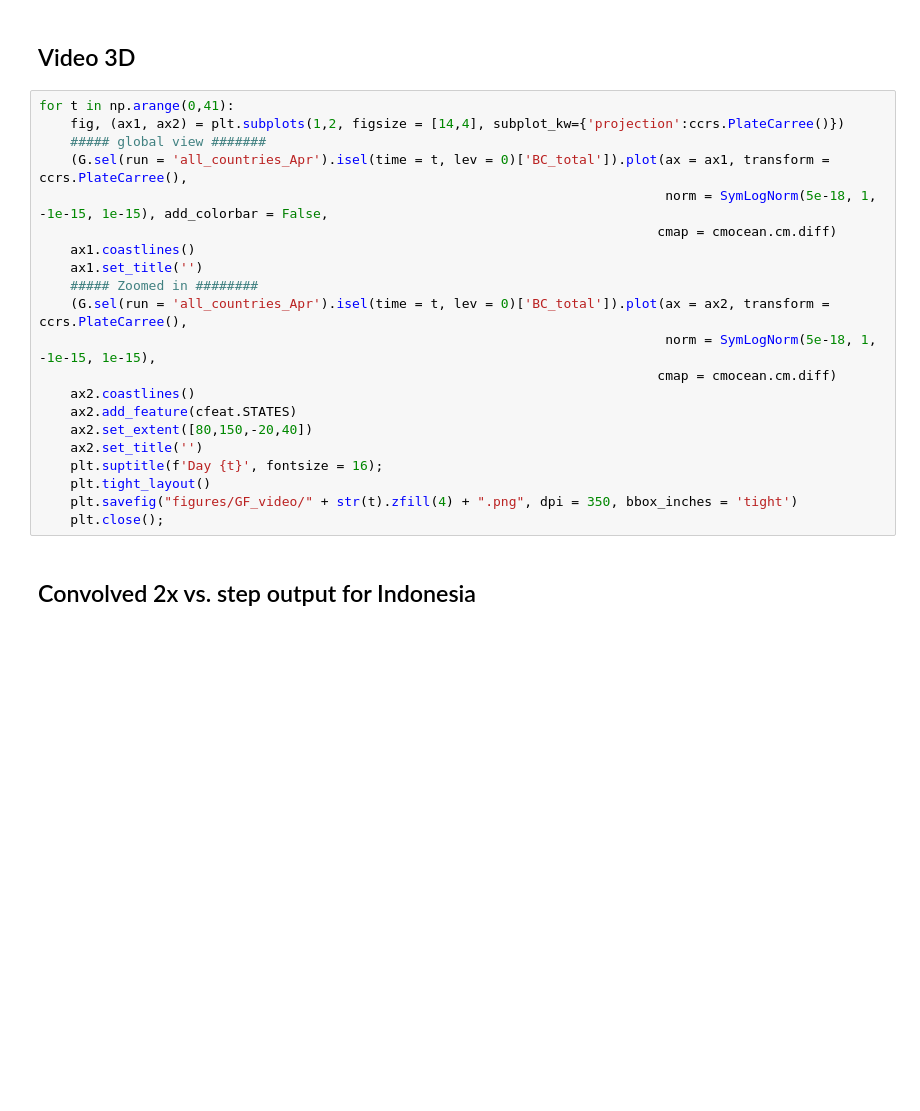
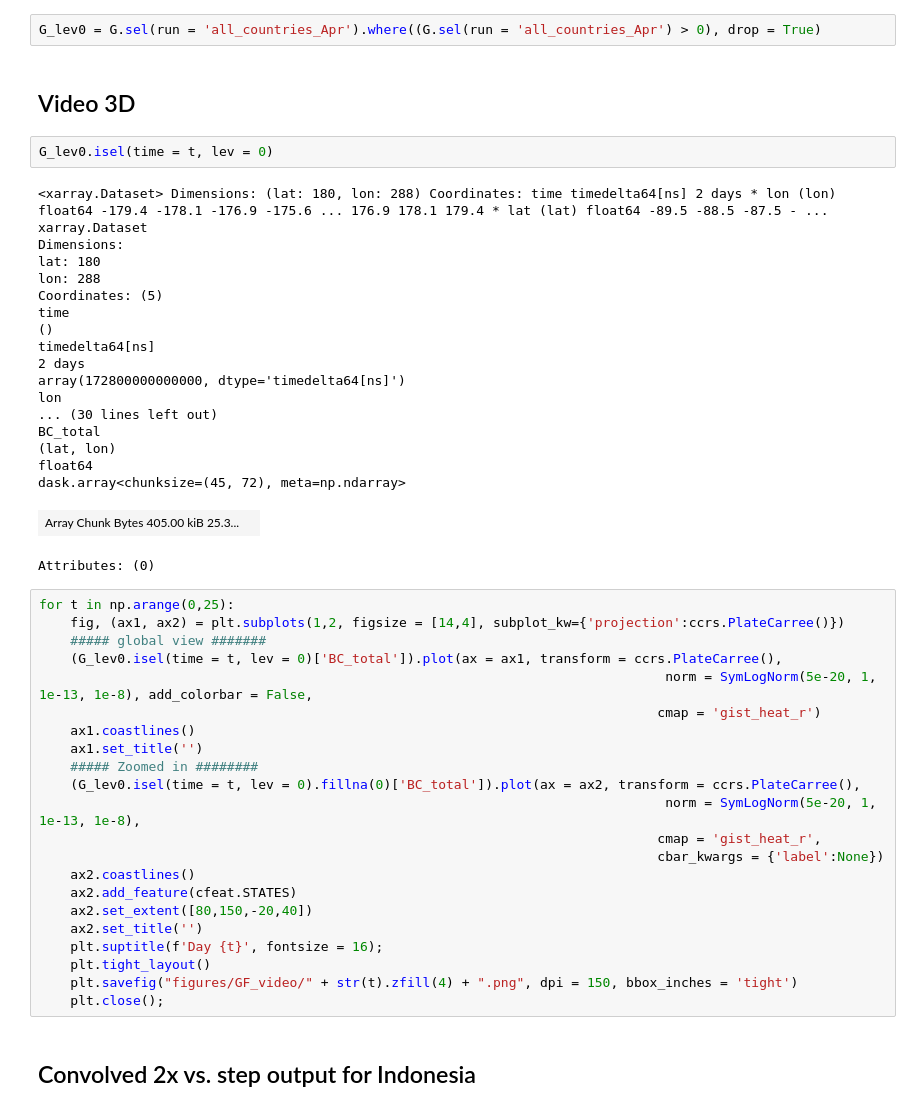
Before and after one commit to lfreese/BC-IRF, a Jupyter notebook: GF_mean_times-plotting.ipynb, the cells around one changed output. Saved outputs shown, nothing was run; the diff lists cells and outputs as text; blank space fills up the shorter version.

```diff
--- a/GF_mean_times-plotting.ipynb
+++ b/GF_mean_times-plotting.ipynb
@@ -448,25 +471,50 @@ plt.savefig(f"figures/conv_explainer_time{t}.png", dpi = 350, bbox_inches = 'tig
+# %%
+G_lev0 = G.sel(run = 'all_countries_Apr').where((G.sel(run = 'all_countries_Apr') > 0), drop = True)
 # %% [markdown]
 ## Video 3D
+# %%
+G_lev0.isel(time = t, lev = 0)
+# %% [output]
+<xarray.Dataset> Dimensions: (lat: 180, lon: 288) Coordinates: time timedelta64[ns] 2 days * lon (lon) float64 -179.4 -178.1 -176.9 -175.6 ... 176.9 178.1 179.4 * lat (lat) float64 -89.5 -88.5 -87.5 - ...
+xarray.Dataset
+Dimensions:
+lat: 180
+lon: 288
+Coordinates: (5)
+time
+()
+timedelta64[ns]
+2 days
+array(172800000000000, dtype='timedelta64[ns]')
+lon
+... (30 lines left out)
+BC_total
+(lat, lon)
+float64
+dask.array<chunksize=(45, 72), meta=np.ndarray>
+| Array Chunk Bytes 405.00 kiB 25.3... |  |
+Attributes: (0)
 # %%
-for t in np.arange(0,41):
+for t in np.arange(0,25):
     fig, (ax1, ax2) = plt.subplots(1,2, figsize = [14,4], subplot_kw={'projection':ccrs.PlateCarree()})
     ##### global view #######
-    (G.sel(run = 'all_countries_Apr').isel(time = t, lev = 0)['BC_total']).plot(ax = ax1, transform = ccrs.PlateCarree(),
-                                                                                norm = SymLogNorm(5e-18, 1, -1e-15, 1e-15), add_colorbar = False,
-                                                                               cmap = cmocean.cm.diff)
+    (G_lev0.isel(time = t, lev = 0)['BC_total']).plot(ax = ax1, transform = ccrs.PlateCarree(),
+                                                                                norm = SymLogNorm(5e-20, 1, 1e-13, 1e-8), add_colorbar = False,
+                                                                               cmap = 'gist_heat_r')
     ax1.coastlines()
     ax1.set_title('')
     ##### Zoomed in ########
-    (G.sel(run = 'all_countries_Apr').isel(time = t, lev = 0)['BC_total']).plot(ax = ax2, transform = ccrs.PlateCarree(),
-                                                                                norm = SymLogNorm(5e-18, 1, -1e-15, 1e-15),
-                                                                               cmap = cmocean.cm.diff)
+    (G_lev0.isel(time = t, lev = 0).fillna(0)['BC_total']).plot(ax = ax2, transform = ccrs.PlateCarree(),
+                                                                                norm = SymLogNorm(5e-20, 1, 1e-13, 1e-8),
+                                                                               cmap = 'gist_heat_r',
+                                                                               cbar_kwargs = {'label':None})
     ax2.coastlines()
     ax2.add_feature(cfeat.STATES)
     ax2.set_extent([80,150,-20,40])
     ax2.set_title('')
     plt.suptitle(f'Day {t}', fontsize = 16);
     plt.tight_layout()
-    plt.savefig("figures/GF_video/" + str(t).zfill(4) + ".png", dpi = 350, bbox_inches = 'tight')
+    plt.savefig("figures/GF_video/" + str(t).zfill(4) + ".png", dpi = 150, bbox_inches = 'tight')
     plt.close();
 # %% [markdown]
 ## Convolved 2x vs. step output for Indonesia
```
Also changed, not shown: parts of 34 cells of this notebook, 14 other files.
